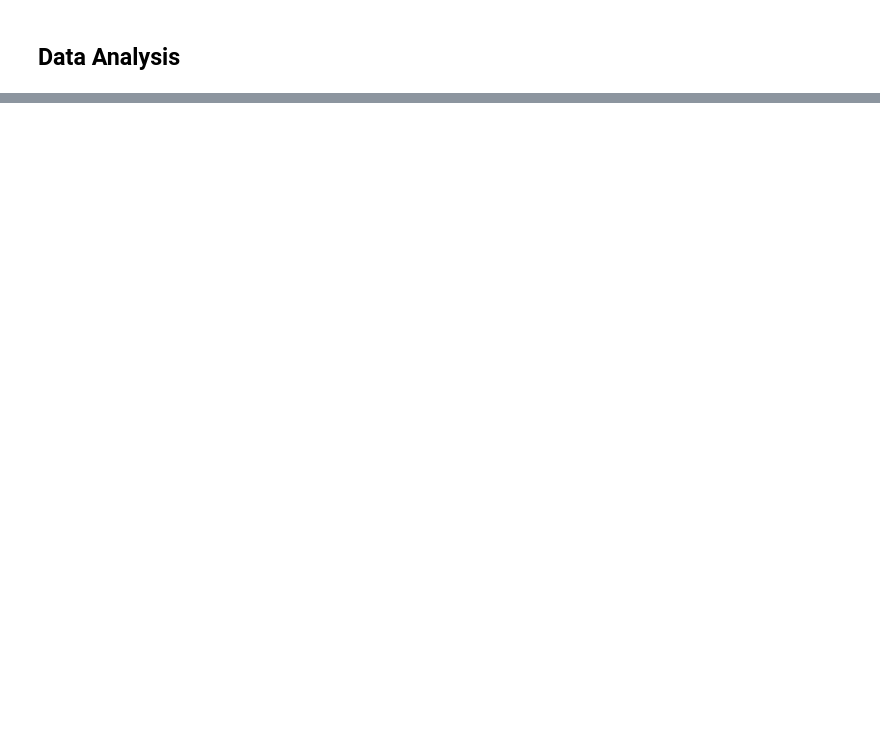
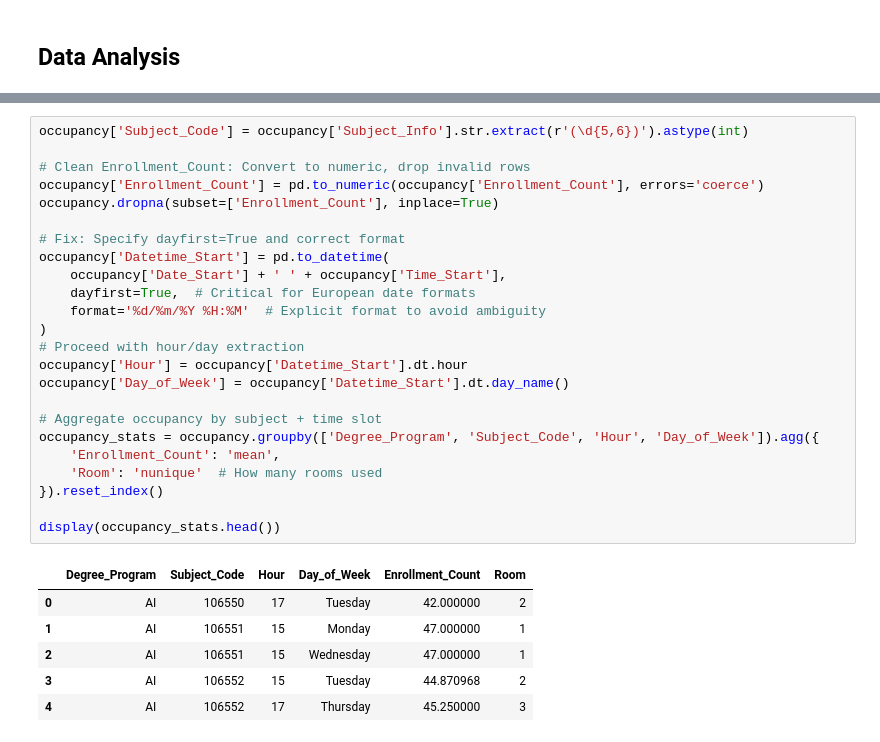
Before and after one commit to Gusgus127/SmartScheduling, a Jupyter notebook: grades+occupancy.ipynb, the cells around one changed output, grey strips where cells are left out. Drawn from its saved outputs; the diff is of its cells as text; blank space fills up the shorter version.

```diff
--- a/grades+occupancy.ipynb
+++ b/grades+occupancy.ipynb
@@ -131,0 +72,31 @@ Matplotlib is building the font cache; this may take a moment.
+# %%
+occupancy['Subject_Code'] = occupancy['Subject_Info'].str.extract(r'(\d{5,6})').astype(int)
+
+# Clean Enrollment_Count: Convert to numeric, drop invalid rows
+occupancy['Enrollment_Count'] = pd.to_numeric(occupancy['Enrollment_Count'], errors='coerce')
+occupancy.dropna(subset=['Enrollment_Count'], inplace=True)
+
+# Fix: Specify dayfirst=True and correct format
+occupancy['Datetime_Start'] = pd.to_datetime(
+    occupancy['Date_Start'] + ' ' + occupancy['Time_Start'],
+    dayfirst=True,  # Critical for European date formats
+    format='%d/%m/%Y %H:%M'  # Explicit format to avoid ambiguity
+)
+# Proceed with hour/day extraction
+occupancy['Hour'] = occupancy['Datetime_Start'].dt.hour
+occupancy['Day_of_Week'] = occupancy['Datetime_Start'].dt.day_name()
+
+# Aggregate occupancy by subject + time slot
+occupancy_stats = occupancy.groupby(['Degree_Program', 'Subject_Code', 'Hour', 'Day_of_Week']).agg({
+    'Enrollment_Count': 'mean',
+    'Room': 'nunique'  # How many rooms used
+}).reset_index()
+
+display(occupancy_stats.head())
+# %% [output]
+|  | Degree_Program | Subject_Code | Hour | Day_of_Week | Enrollment_Count | Room |
+| 0 | AI | 106550 | 17 | Tuesday | 42.000000 | 2 |
+| 1 | AI | 106551 | 15 | Monday | 47.000000 | 1 |
+| 2 | AI | 106551 | 15 | Wednesday | 47.000000 | 1 |
+| 3 | AI | 106552 | 15 | Tuesday | 44.870968 | 2 |
+| 4 | AI | 106552 | 17 | Thursday | 45.250000 | 3 |
```
Also changed, not shown: parts of 13 cells of this notebook, 3 other files.
